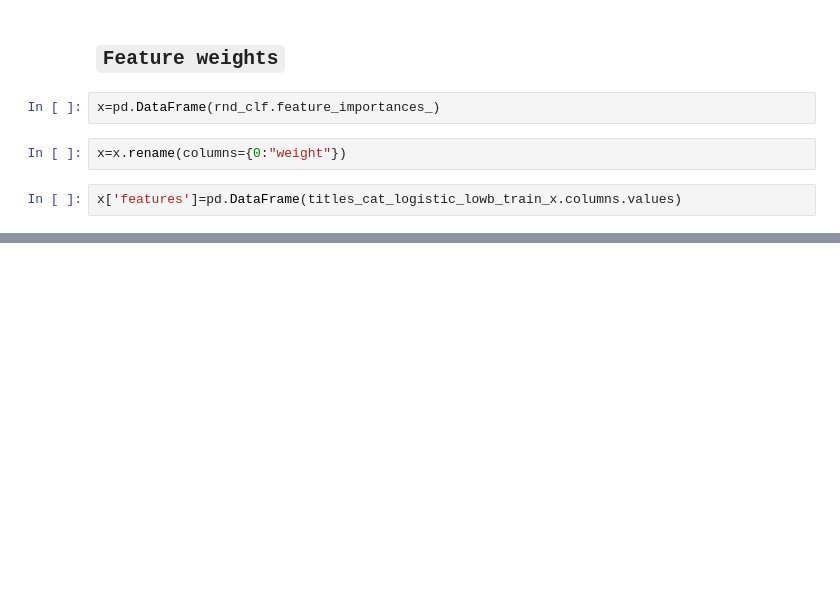
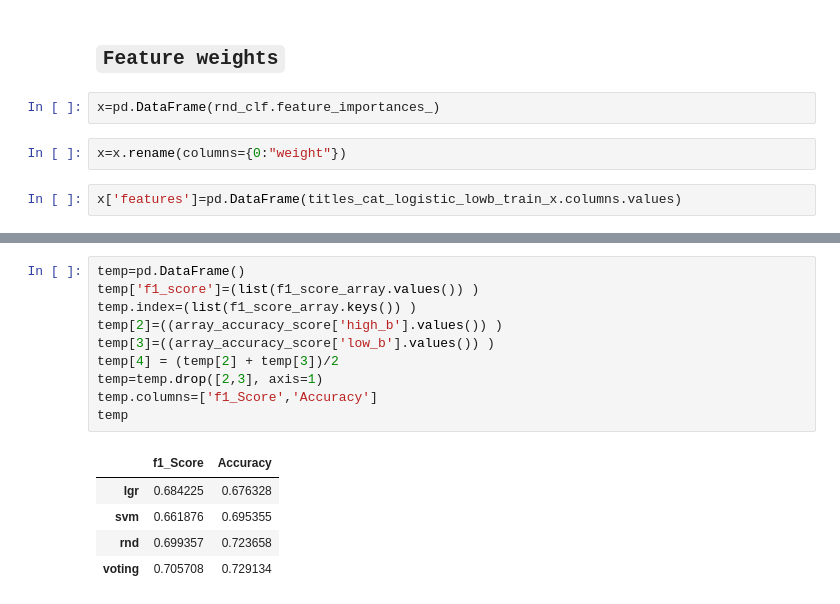
Before and after one commit to mrkulkarni1/movie_success_classifier, a Jupyter notebook: imdb_project/movie_classifier.ipynb, the cells around one changed output, grey strips where cells are left out. Saved outputs shown, nothing was run; the diff lists cells and outputs as text; blank space fills up the shorter version.

```diff
--- a/imdb_project/movie_classifier.ipynb
+++ b/imdb_project/movie_classifier.ipynb
@@ -894,0 +973,16 @@ x.sort_values('weight' , ascending=False).head()
+# %%
+temp=pd.DataFrame()
+temp['f1_score']=(list(f1_score_array.values()) )
+temp.index=(list(f1_score_array.keys()) )
+temp[2]=((array_accuracy_score['high_b'].values()) )
+temp[3]=((array_accuracy_score['low_b'].values()) )
+temp[4] = (temp[2] + temp[3])/2
+temp=temp.drop([2,3], axis=1)
+temp.columns=['f1_Score','Accuracy']
+temp
+# %% [output]
+|  | f1_Score | Accuracy |
+| lgr | 0.684225 | 0.676328 |
+| svm | 0.661876 | 0.695355 |
+| rnd | 0.699357 | 0.723658 |
+| voting | 0.705708 | 0.729134 |
```
Also changed, not shown: parts of 51 cells of this notebook.
